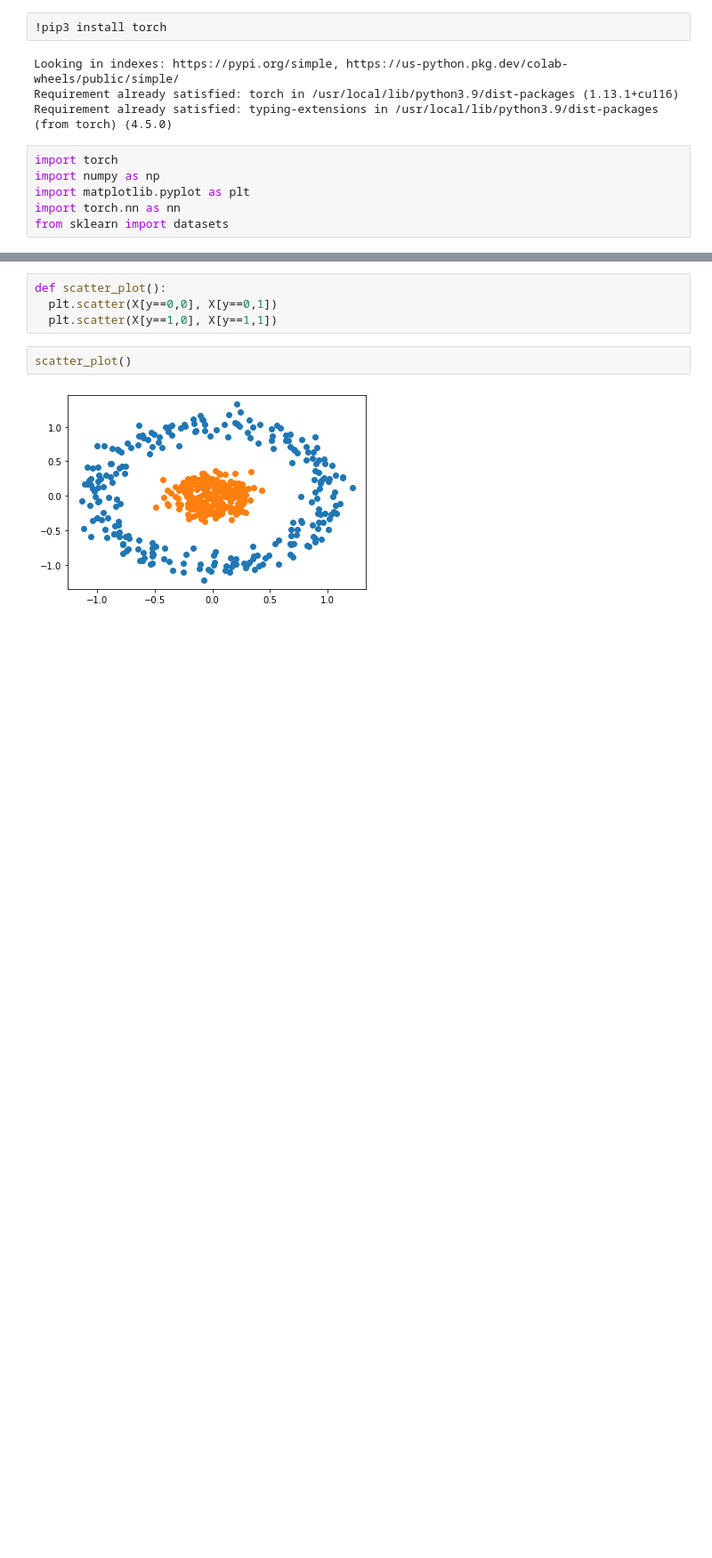
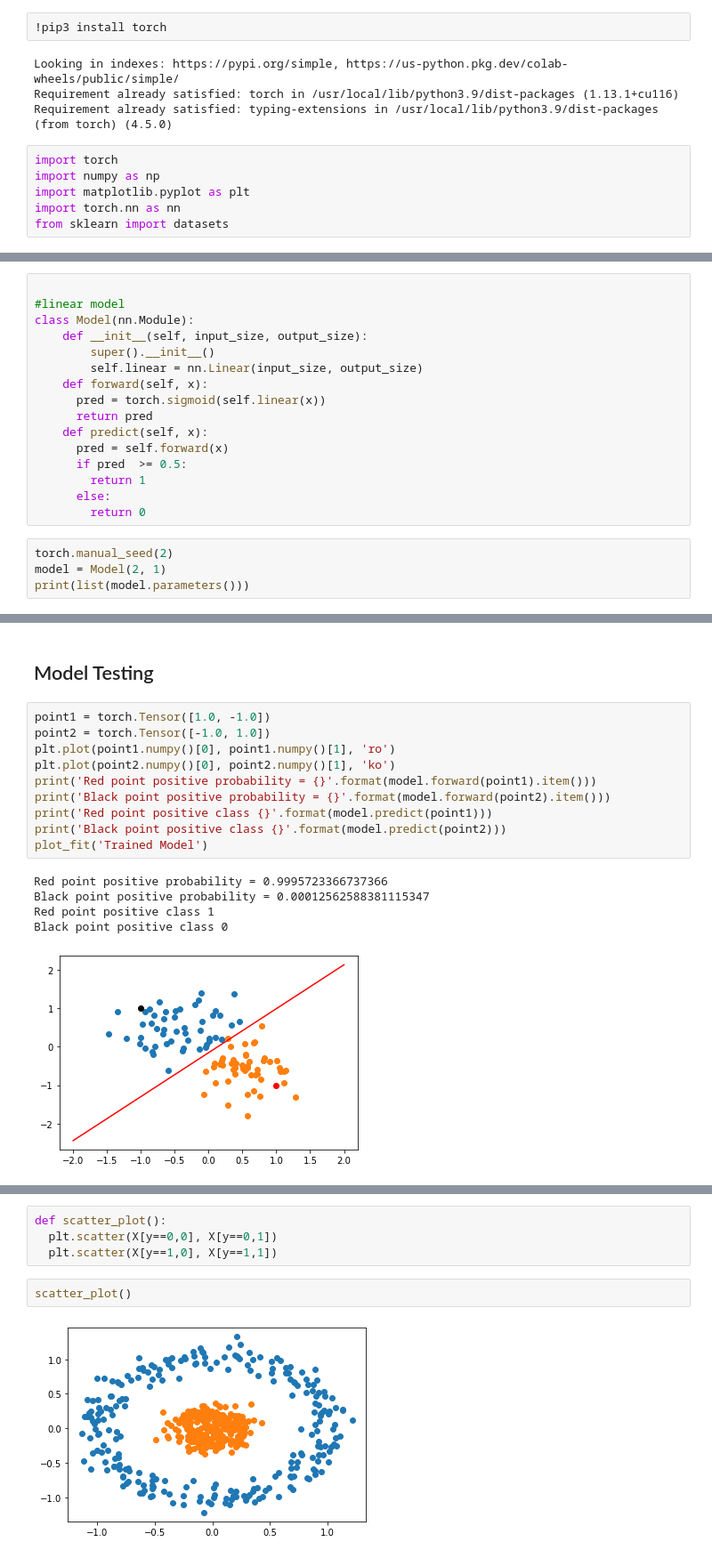
Before and after one commit to Vey27/Deep-Learning-and-Computer-Vision, a Jupyter notebook: Perceptron.ipynb, the cells around one changed output, grey strips where cells are left out. Shown at 89% size. Saved outputs shown, nothing was run; the diff lists cells and outputs as text; blank space fills up the shorter version.

```diff
--- a/Perceptron.ipynb
+++ b/Perceptron.ipynb
@@ -16,0 +72,20 @@ from sklearn import datasets
+# %%
+
+#linear model
+class Model(nn.Module):
+    def __init__(self, input_size, output_size):
+        super().__init__()
+        self.linear = nn.Linear(input_size, output_size)
+    def forward(self, x):
+      pred = torch.sigmoid(self.linear(x))
+      return pred
+    def predict(self, x):
+      pred = self.forward(x)
+      if pred  >= 0.5:
+        return 1
+      else:
+        return 0
+# %%
+torch.manual_seed(2)
+model = Model(2, 1)
+print(list(model.parameters()))
@@ -16,0 +164,18 @@ from sklearn import datasets
+# %% [markdown]
+## Model Testing
+# %%
+point1 = torch.Tensor([1.0, -1.0])
+point2 = torch.Tensor([-1.0, 1.0])
+plt.plot(point1.numpy()[0], point1.numpy()[1], 'ro')
+plt.plot(point2.numpy()[0], point2.numpy()[1], 'ko')
+print('Red point positive probability = {}'.format(model.forward(point1).item()))
+print('Black point positive probability = {}'.format(model.forward(point2).item()))
+print('Red point positive class {}'.format(model.predict(point1)))
+print('Black point positive class {}'.format(model.predict(point2)))
+plot_fit('Trained Model')
+# %% [output]
+Red point positive probability = 0.9995723366737366
+Black point positive probability = 0.00012562588381115347
+Red point positive class 1
+Black point positive class 0
+[figure, added]
```
Also changed, not shown: parts of 28 cells of this notebook.
